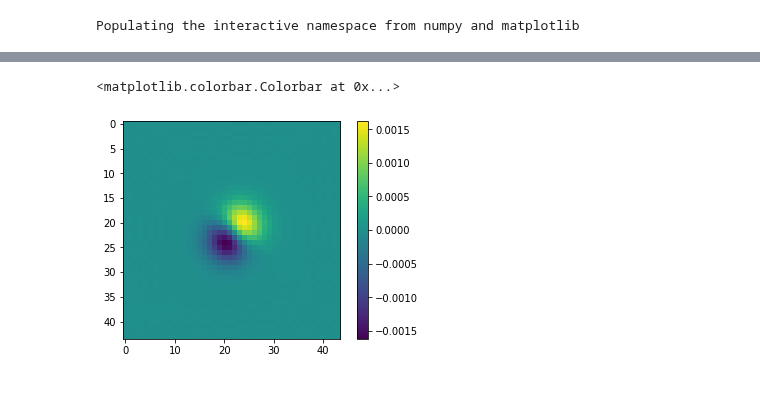
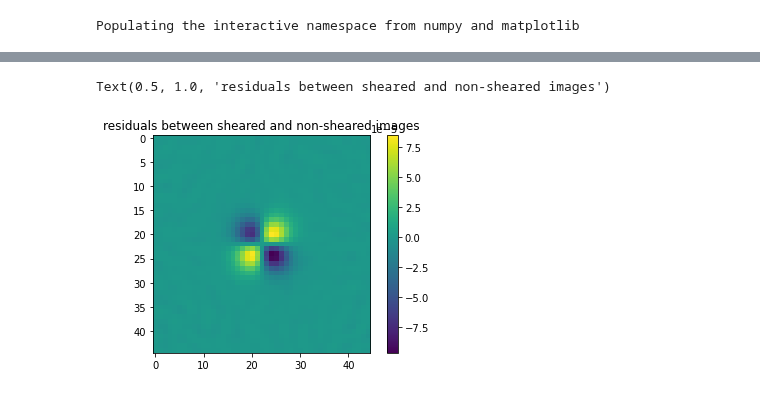
Before and after one commit to CosmoStat/autometacal, a Jupyter notebook: notebooks/NgmixComparison.ipynb, the cells around one changed output, grey strips where cells are left out. Cells and saved outputs as stored; diff of their text form; code cells hidden in the pictures.

```diff
--- a/notebooks/NgmixComparison.ipynb
+++ b/notebooks/NgmixComparison.ipynb
@@ -10,7 +12,7 @@ import autometacal
 # %% [output]
 Populating the interactive namespace from numpy and matplotlib
 # %%
-# Genertate some data
+# Generate some data, any old data will do
 def make_data(rng, noise, shear):
     """
     simulate an exponential object with moffat psf
@@ -30,7 +32,7 @@ def make_data(rng, noise, shear):
     psf_noise = 1.0e-6
 
     scale = 0.263
-
+    stamp_size = 45
     psf_fwhm = 0.9
     gal_hlr = 0.5
     dy, dx = rng.uniform(low=-scale/2, high=scale/2, size=2)
@@ -38,8 +40,8 @@ def make_data(rng, noise, shear):
     psf = galsim.Moffat(
         beta=2.5, fwhm=psf_fwhm,
     ).shear(
-        g1=0.02,
-        g2=-0.01,
+        g1=0.0,
+        g2=0.0,
     )
 
     obj0 = galsim.Exponential(
@@ -54,17 +56,17 @@ def make_data(rng, noise, shear):
 
     obj = galsim.Convolve(psf, obj0)
 
-    psf_im = psf.drawImage(scale=scale).array
-    im = obj.drawImage(scale=scale).array
+    psf_im = psf.drawImage(nx=stamp_size, ny=stamp_size, scale=scale).array
+    im = obj.drawImage(nx=stamp_size, ny=stamp_size, scale=scale).array
 
     psf_im += rng.normal(scale=psf_noise, size=psf_im.shape)
     im += rng.normal(scale=noise, size=im.shape)
 
-    cen = (np.array(im.shape)-1.0)/2.0
-    psf_cen = (np.array(psf_im.shape)-1.0)/2.0
+    cen = (np.array(im.shape))/2.0
+    psf_cen = (np.array(psf_im.shape))/2.0
 
     jacobian = ngmix.DiagonalJacobian(
-        row=cen[0] + dy/scale, col=cen[1] + dx/scale, scale=scale,
+        row=cen[0], col=cen[1], scale=scale,
     )
     psf_jacobian = ngmix.DiagonalJacobian(
         row=psf_cen[0], col=psf_cen[1], scale=scale,
@@ -90,7 +92,7 @@ def make_data(rng, noise, shear):
 # %%
 args={'seed':31415,
       'ntrial':1000,
-      'noise': 1.0e-7,
+      'noise': 1e-5,
       'psf': 'gauss'}
 shear_true = [0.0, 0.00]
 rng = np.random.RandomState(args['seed'])
@@ -117,7 +119,7 @@ boot = ngmix.metacal.MetacalBootstrapper(
     runner=runner, psf_runner=psf_runner,
     rng=rng,
     psf=args['psf'],
-    step=0.001,
+    step=0.01,
     fixnoise=False
 )
 
@@ -245,5 +225,7 @@ imshow(fftshift(real(fft2(fftshift(im_reconv[0,:,:])))) - fftshift(real(fft2(fft
-# %%
-imshow(fftshift(imag(fft2(fftshift(im_reconv[0,:,:])))) - fftshift(imag(fft2(fftshift(obsdict['1p'].image))))); colorbar()
-# %% [output]
-<matplotlib.colorbar.Colorbar at 0x...>
-[figure, removed]
+# %%
+# And just for comparison, here is the difference between sheared and non sheared version of the galaxy
+imshow(obsdict['noshear'].image - obsdict['2p'].image); colorbar()
+title('residuals between sheared and non-sheared images')
+# %% [output]
+Text(0.5, 1.0, 'residuals between sheared and non-sheared images')
+[figure, added]
```
Also changed, not shown: parts of 19 cells of this notebook.
